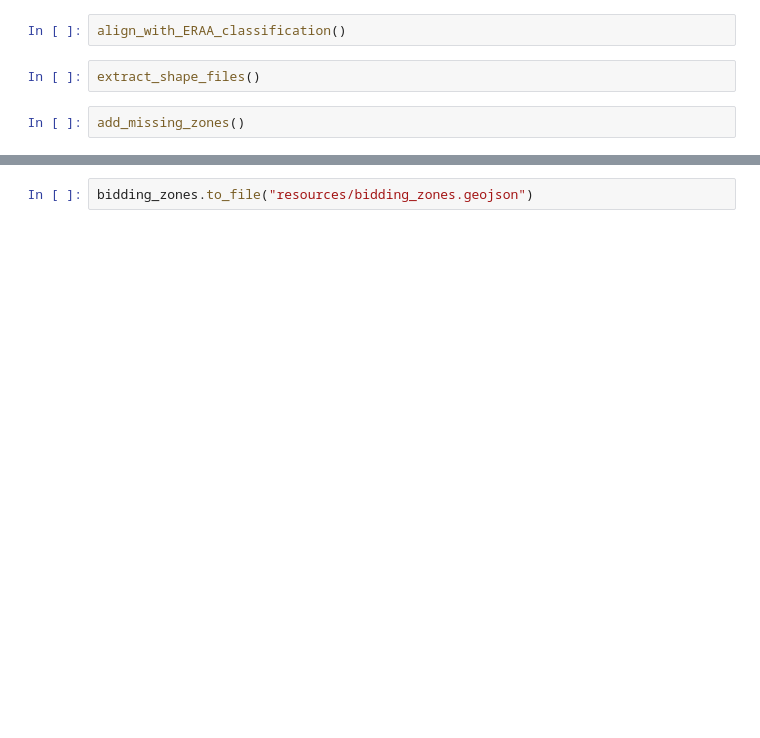
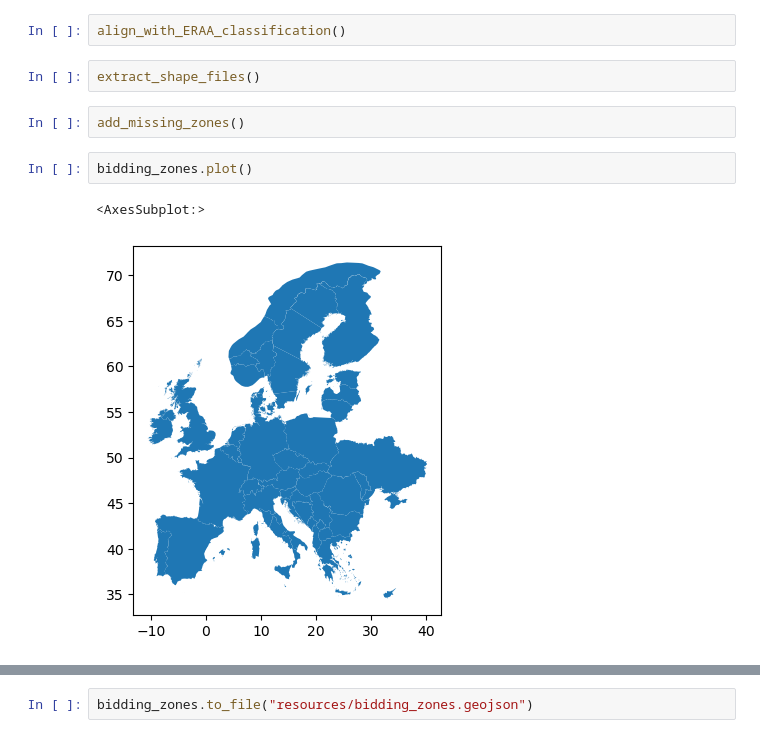
Before and after one commit to thomgeo/open_eraa, a Jupyter notebook: build_bidding_zones.ipynb, the cells around one changed output, grey strips where cells are left out. Drawn from its saved outputs; the diff is of its cells as text; blank space fills up the shorter version.

```diff
--- a/build_bidding_zones.ipynb
+++ b/build_bidding_zones.ipynb
@@ -118,3 +108,8 @@ align_with_ERAA_classification()
 extract_shape_files()
 # %%
 add_missing_zones()
+# %%
+bidding_zones.plot()
+# %% [output]
+<AxesSubplot:>
+[figure, added]
```
Also changed, not shown: parts of 3 cells of this notebook, 9 other files.
